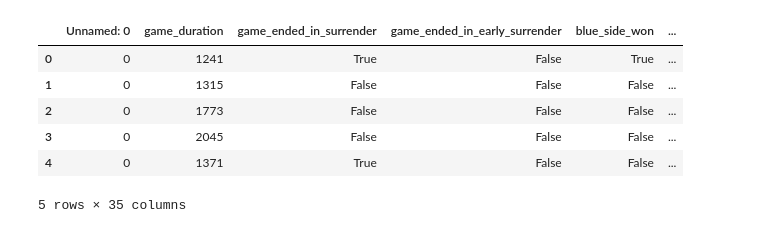
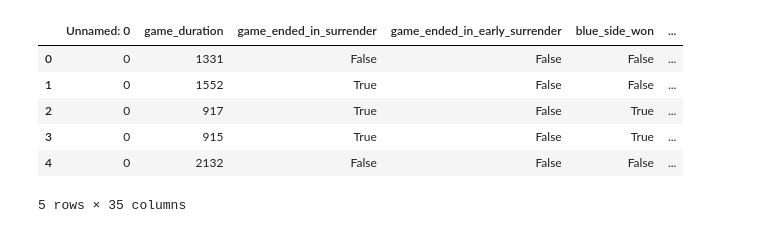
Before and after one commit to mohammad20306/Dissertation, a Jupyter notebook: ML.ipynb, the cells around one changed output. Cells and saved outputs as stored; diff of their text form; code cells hidden in the pictures.

```diff
--- a/ML.ipynb
+++ b/ML.ipynb
@@ -5,15 +5,15 @@ import pandas as pd
 import matplotlib.pyplot as plt
 import seaborn as sns
 # %%
-df = pd.read_csv('high_rank_data.csv')
+df = pd.read_csv('final_high_rank_data.csv')
 df.head()
 # %% [output]
 |  | Unnamed: 0 | game_duration | game_ended_in_surrender | game_ended_in_early_surrender | blue_side_won | ... |
-| 0 | 0 | 1241 | True | False | True | ... |
-| 1 | 0 | 1315 | False | False | False | ... |
-| 2 | 0 | 1773 | False | False | False | ... |
-| 3 | 0 | 2045 | False | False | False | ... |
-| 4 | 0 | 1371 | True | False | False | ... |
+| 0 | 0 | 1331 | False | False | False | ... |
+| 1 | 0 | 1552 | True | False | False | ... |
+| 2 | 0 | 917 | True | False | True | ... |
+| 3 | 0 | 915 | True | False | True | ... |
+| 4 | 0 | 2132 | False | False | False | ... |
 5 rows × 35 columns
 # %%
 df=df.drop(['Unnamed: 0'], axis=1)
```
Also changed, not shown: parts of 5 cells of this notebook, 2 other files.
